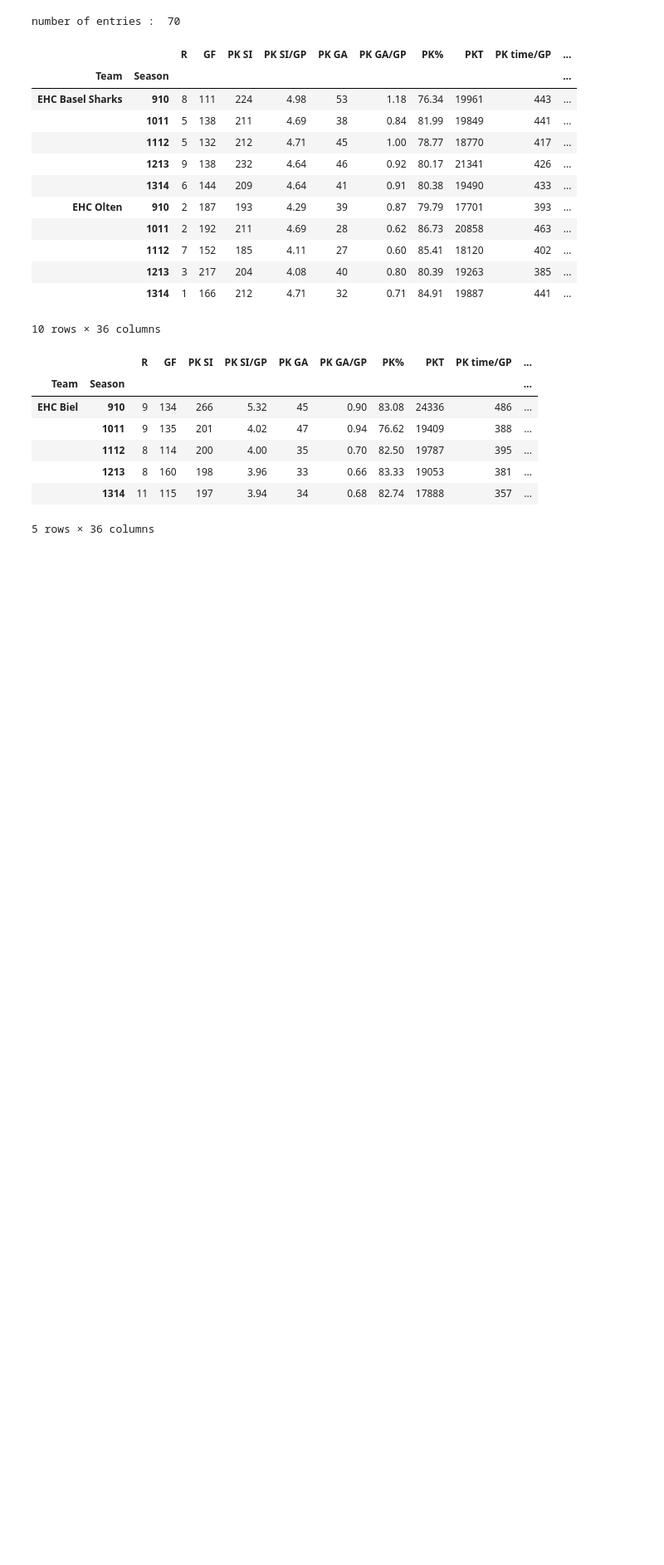
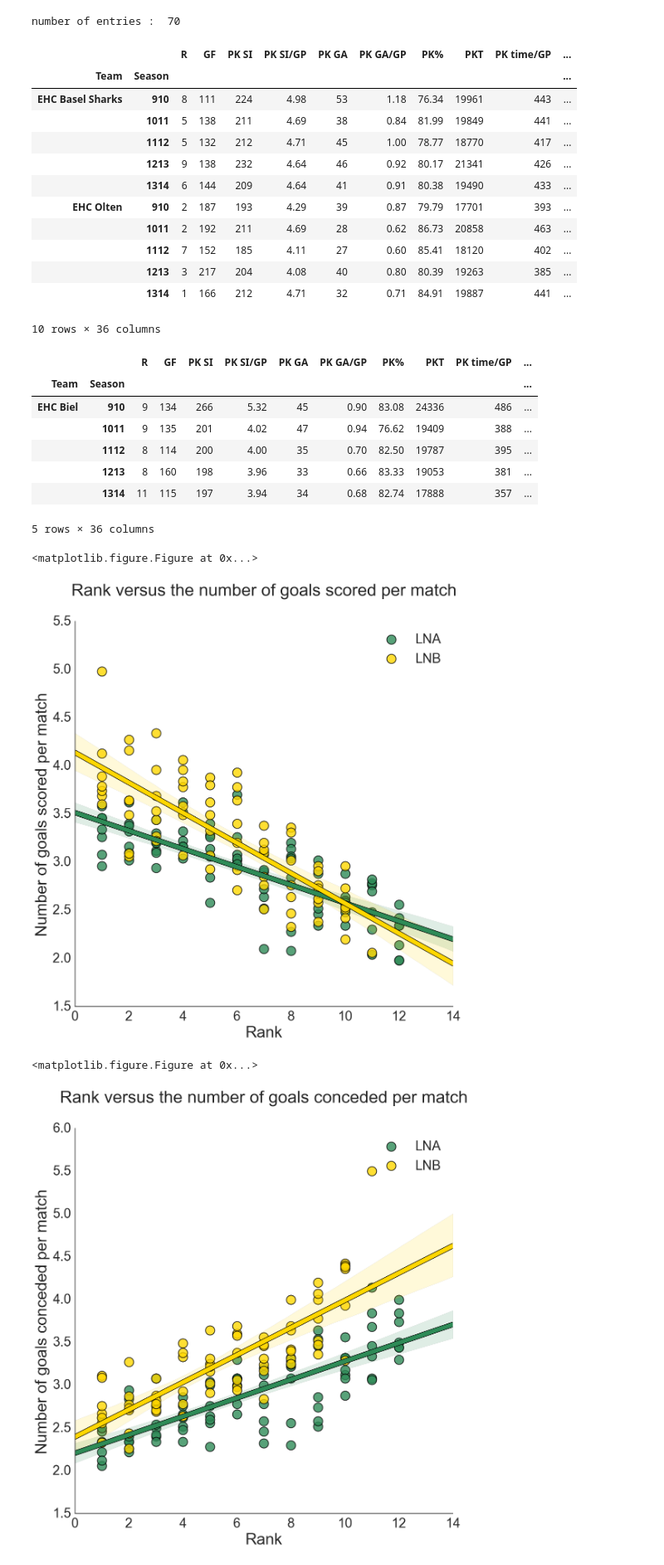
Before and after one commit to Gronlaen/swiss-ice-hockey-playoffs-prediction, a Jupyter notebook: Viz.ipynb, the cells around one changed output. Shown at 83% size. Drawn from its saved outputs; the diff is of its cells as text; code cells hidden in the pictures; blank space fills up the shorter version.

```diff
--- a/Viz.ipynb
+++ b/Viz.ipynb
@@ -371,20 +371,35 @@ df_feat_leagues.head(5)
 |  | 1314 | 11 | 115 | 197 | 3.94 | 34 | 0.68 | 82.74 | 17888 | 357 | ... |
 5 rows × 36 columns
 # %%
-sns.set(color_codes=True,font_scale=2.5)
+sns.set(style='white', color_codes=True,font_scale=2.5)
 init_time = time.time()
 i = 1
-for current in [y for y in df_feat_leagues.columns if y not in ['League','R']]:
+title_dict = {'GF/GP' : 'the number of goals scored per match',
+             'GA/GP' : 'the number of goals conceded per match',
+             'PK%' : 'the efficiency in numerical inferiority',
+             'PP%' : 'the efficiency in numerical inferiority'}
+
+axe_dict = {'GF/GP' : 'Number of goals scored per match',
+             'GA/GP' : 'Number of goals conceded per match',
+             'PK%' : 'Efficiency in numerical inferiority',
+             'PP%' : 'Efficiency in numerical inferiority'}
+
+for current in ['GF/GP', 'GA/GP', 'PK%' , 'PP%']:
     fig = plt.figure(figsize=(15,15))
     pal = dict(LNA="seagreen", LNB="gold")
-    g = sns.lmplot(x='R', y=current, hue='League', data=df_feat_leagues, palette=pal, legend_out=True, size=12,
+    g = sns.lmplot(x='R', y=current, hue='League', data=df_feat_leagues, palette=pal, legend_out=False, size=12,
                    scatter_kws={"s": 300,'edgecolors': 'black', 'lw': 1.5 },
                    line_kws={'lw':8, 'path_effects':[pe.Stroke(linewidth=10, foreground='black'), pe.Normal()]})
-    plt.xlabel('Rank', fontsize=40)
-    plt.ylabel(current, fontsize=40)
+    plt.xlabel('Rank', fontsize=30)
+    plt.ylabel(axe_dict[current], fontsize=30)
 #    plt.xticks(fontsize=20)
 #    plt.yticks(fontsize=20)
-    plt.title('Rank versus {}'.format(current), fontsize=40)
-#     plt.legend(fontsize=40)
-    plt.savefig('Plots/features/Ranking__vs__{}'.format(re.sub('[\s/]', '_', current)))
-plt.close('all')
+    plt.title('Rank versus {}'.format(title_dict[current]), fontsize=32,  y=1.06)
+    plt.legend(fontsize=25)
+    plt.savefig('Plots/features/____Ranking__vs__{}'.format(re.sub('[\s/]', '_', current)))
+#plt.close('all')
+# %% [output]
+<matplotlib.figure.Figure at 0x...>
+[figure, added]
+<matplotlib.figure.Figure at 0x...>
+[figure, added]
```
Also changed, not shown: parts of 1 cell of this notebook, 6 other files.
